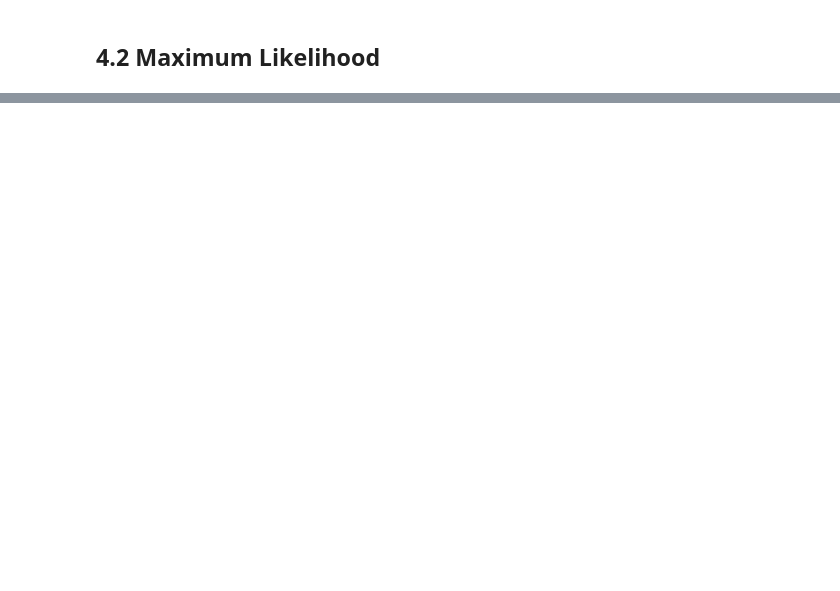
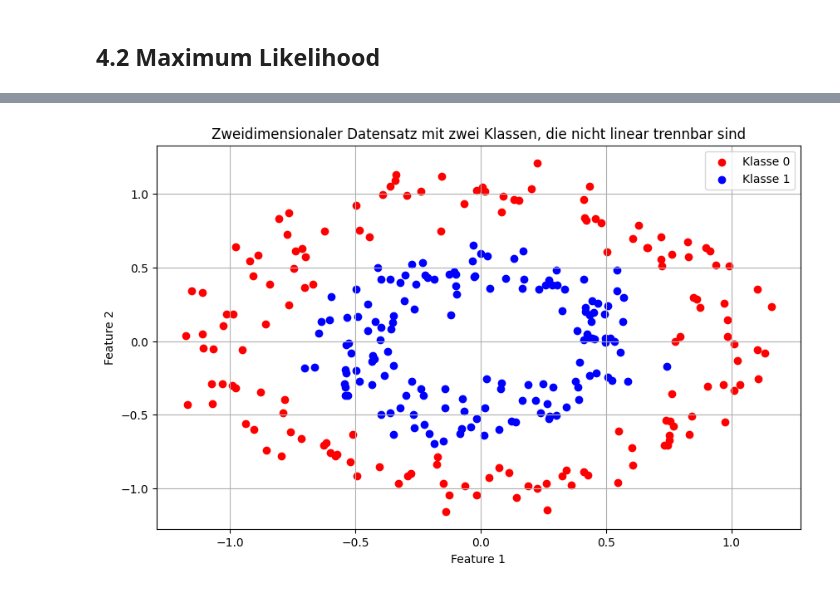
Before and after one commit to DataWithDino/Machine-Learning-Uni, a Jupyter notebook: Mathematische Zusammenfassung/4_LogistischeRegression.ipynb, the cells around one changed output, grey strips where cells are left out. Saved outputs shown, nothing was run; the diff lists cells and outputs as text; code cells hidden in the pictures; blank space fills up the shorter version.

```diff
--- a/Mathematische Zusammenfassung/4_LogistischeRegression.ipynb
+++ b/Mathematische Zusammenfassung/4_LogistischeRegression.ipynb
@@ -74,0 +313,23 @@ Die logistische Regression zielt darauf ab, die Koeffizienten $w_0$ und $w_1$ so
+# %%
+
+from sklearn.datasets import make_circles
+
+# Erzeugen eines zweidimensionalen Datensatzes mit zwei Klassen, die nicht linear trennbar sind
+X, y = make_circles(n_samples=300, factor=0.5, noise=0.1, random_state=0)
+
+# Plotten des Datensatzes
+plt.figure(figsize=(10, 6))
+plt.scatter(X[y == 0][:, 0], X[y == 0][:, 1], color='red', label='Klasse 0')
+plt.scatter(X[y == 1][:, 0], X[y == 1][:, 1], color='blue', label='Klasse 1')
+
+# Hinzufügen von Labels und Titel
+plt.xlabel('Feature 1')
+plt.ylabel('Feature 2')
+plt.title('Zweidimensionaler Datensatz mit zwei Klassen, die nicht linear trennbar sind')
+plt.legend()
+
+# Anzeigen des Plots
+plt.grid(True)
+plt.show()
+# %% [output]
+[figure, added]
```
Also changed, not shown: parts of 16 cells of this notebook, 1 other file.
